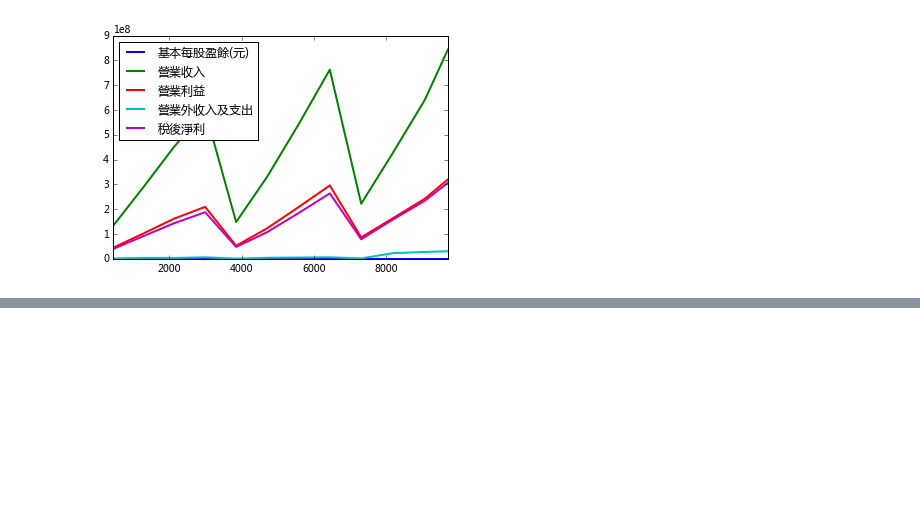
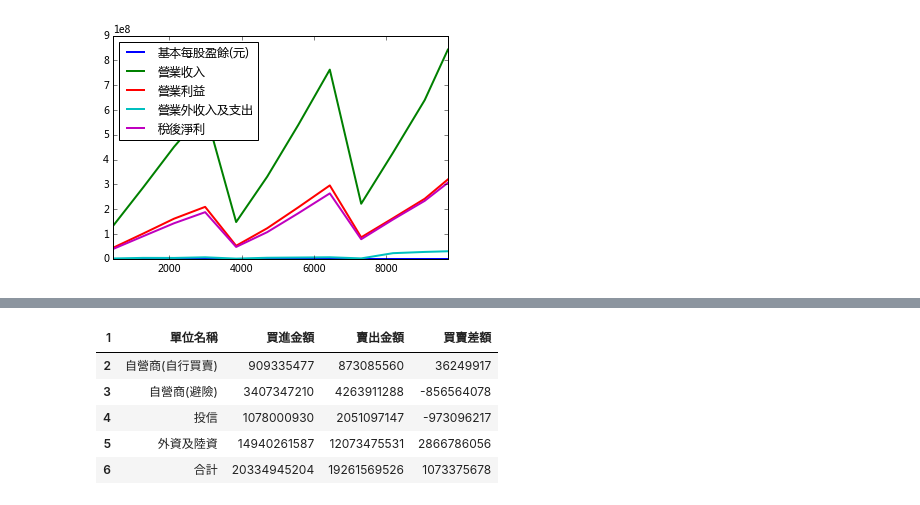
Before and after one commit to ywchiu/pyfinance, a Jupyter notebook: 20160329Demo.ipynb, the cells around one changed output, grey strips where cells are left out. Cells and saved outputs as stored; diff of their text form; code cells hidden in the pictures; blank space fills up the shorter version.

```diff
--- a/20160329Demo.ipynb
+++ b/20160329Demo.ipynb
@@ -408,0 +415,14 @@ df2330.plot(kind='line', rot=0)
+# %%
+import requests
+payload ={
+'report1':'day',
+'input_date':'105/03/28',
+'mSubmit':'%ACd%B8%DF'
+}
+res = requests.post('http://www.twse.com.tw/ch/trading/fund/BFI82U/BFI82U.php', data = payload)
+res.encoding = 'big5'
+# %%
+import pandas as pd
+soup = bs(res.text)
+table = soup.select('.board_trad')[0]
+df =pd.read_html(table.prettify('utf-8'), encoding = 'utf-8')
@@ -408,0 +443,9 @@ df2330.plot(kind='line', rot=0)
+# %%
+df3
+# %% [output]
+| 1 | 單位名稱 | 買進金額 | 賣出金額 | 買賣差額 |
+| 2 | 自營商(自行買賣) | 909335477 | 873085560 | 36249917 |
+| 3 | 自營商(避險) | 3407347210 | 4263911288 | -856564078 |
+| 4 | 投信 | 1078000930 | 2051097147 | -973096217 |
+| 5 | 外資及陸資 | 14940261587 | 12073475531 | 2866786056 |
+| 6 | 合計 | 20334945204 | 19261569526 | 1073375678 |
```
Also changed, not shown: parts of 8 cells of this notebook.
